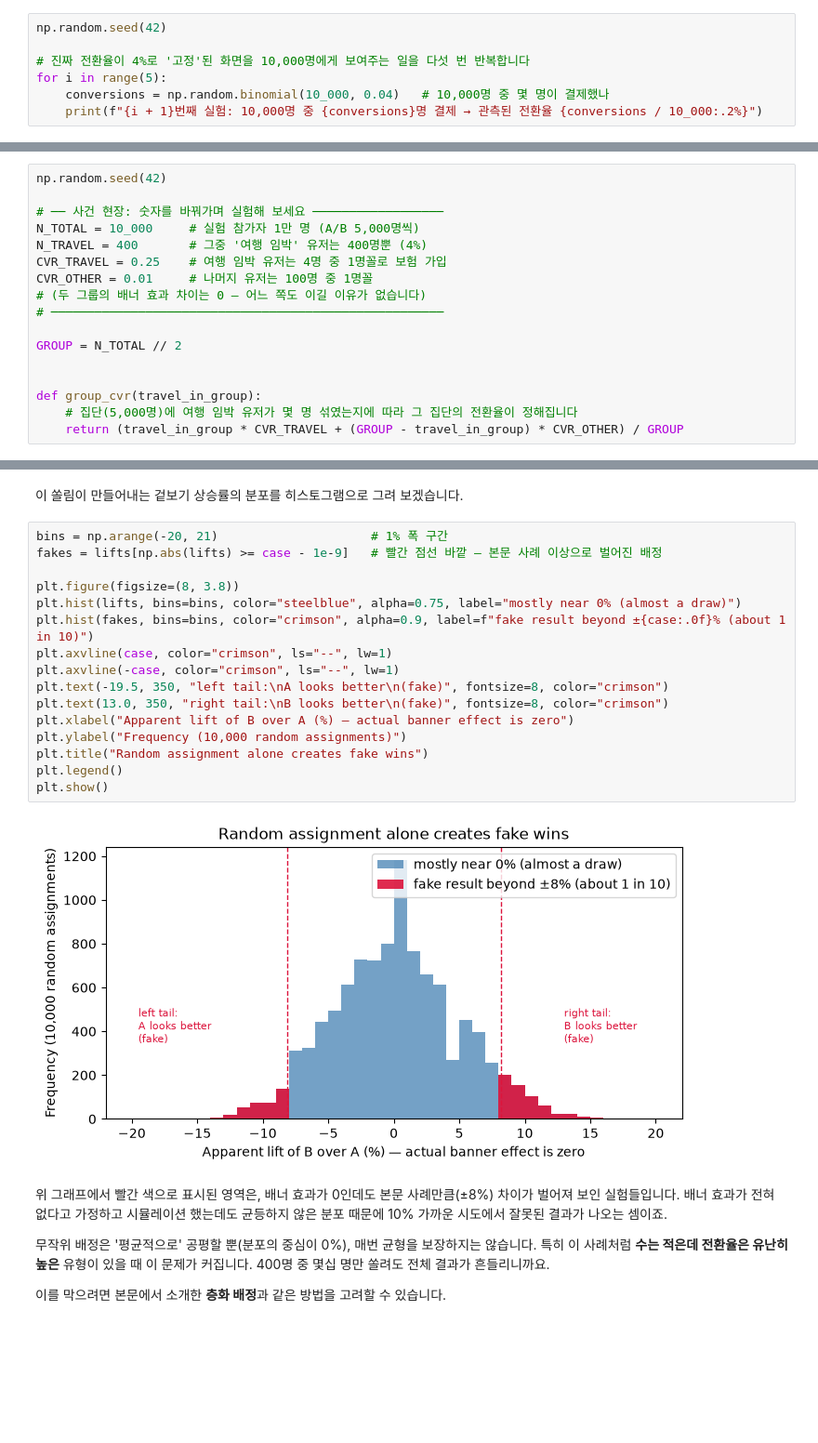
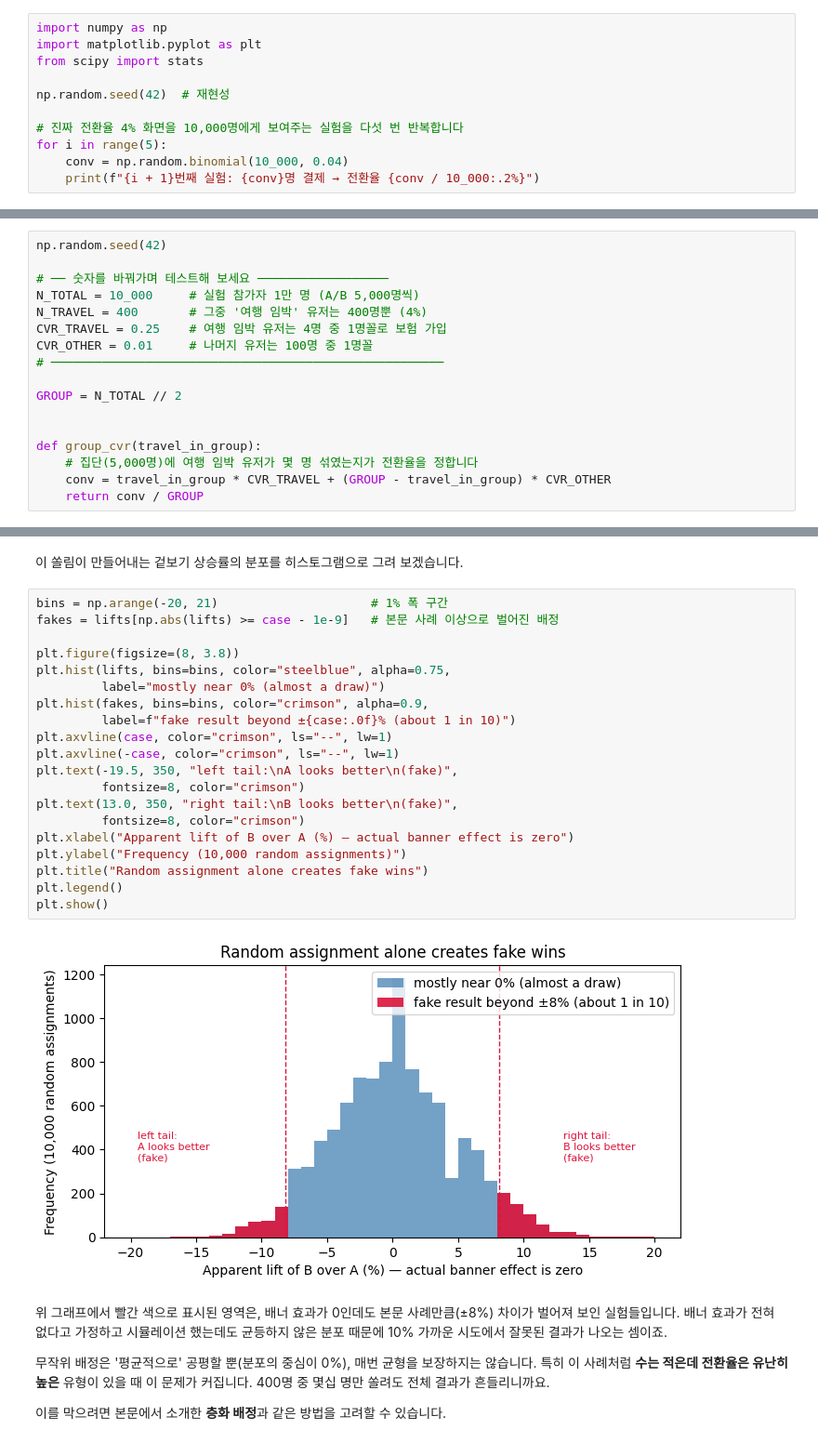
Before and after one commit to duilee/data_analysis_101, a Jupyter notebook: 03_P값이_0.049면_출시해도_되죠/ab_test_pitfalls.ipynb, the cells around one changed output, grey strips where cells are left out. Shown at 93% size. Saved outputs shown, nothing was run; the diff lists cells and outputs as text; blank space fills up the shorter version.

```diff
--- a/03_P값이_0.049면_출시해도_되죠/ab_test_pitfalls.ipynb
+++ b/03_P값이_0.049면_출시해도_되죠/ab_test_pitfalls.ipynb
@@ -40,10 +34,14 @@ np.random.seed(42)   # 재현성
 진짜 전환율이 **정확히 4%인 화면**을 1만 명에게 보여주는 실험을 다섯 번 반복해 보겠습니다.
 화면은 매번 완전히 같습니다. 그런데도 관측되는 전환율은 꽤 달라질 수 있습니다.
 # %%
-np.random.seed(42)
+import numpy as np
+import matplotlib.pyplot as plt
+from scipy import stats
 
-# 진짜 전환율이 4%로 '고정'된 화면을 10,000명에게 보여주는 일을 다섯 번 반복합니다
+np.random.seed(42)  # 재현성
+
+# 진짜 전환율 4% 화면을 10,000명에게 보여주는 실험을 다섯 번 반복합니다
 for i in range(5):
-    conversions = np.random.binomial(10_000, 0.04)   # 10,000명 중 몇 명이 결제했나
-    print(f"{i + 1}번째 실험: 10,000명 중 {conversions}명 결제 → 관측된 전환율 {conversions / 10_000:.2%}")
+    conv = np.random.binomial(10_000, 0.04)
+    print(f"{i + 1}번째 실험: {conv}명 결제 → 전환율 {conv / 10_000:.2%}")
 # %% [output]
@@ -138,18 +131,18 @@ B가 이긴 것처럼 보인다면, 범인은 배너가 아니라 쏠림인 것
 # %%
 np.random.seed(42)
 
-# ── 사건 현장: 숫자를 바꿔가며 실험해 보세요 ──────────────────
+# ── 숫자를 바꿔가며 테스트해 보세요 ──────────────────
 N_TOTAL = 10_000     # 실험 참가자 1만 명 (A/B 5,000명씩)
 N_TRAVEL = 400       # 그중 '여행 임박' 유저는 400명뿐 (4%)
 CVR_TRAVEL = 0.25    # 여행 임박 유저는 4명 중 1명꼴로 보험 가입
 CVR_OTHER = 0.01     # 나머지 유저는 100명 중 1명꼴
-# (두 그룹의 배너 효과 차이는 0 — 어느 쪽도 이길 이유가 없습니다)
 # ──────────────────────────────────────────────────────
 
 GROUP = N_TOTAL // 2
 
 
 def group_cvr(travel_in_group):
-    # 집단(5,000명)에 여행 임박 유저가 몇 명 섞였는지에 따라 그 집단의 전환율이 정해집니다
-    return (travel_in_group * CVR_TRAVEL + (GROUP - travel_in_group) * CVR_OTHER) / GROUP
+    # 집단(5,000명)에 여행 임박 유저가 몇 명 섞였는지가 전환율을 정합니다
+    conv = travel_in_group * CVR_TRAVEL + (GROUP - travel_in_group) * CVR_OTHER
+    return conv / GROUP
 # %% [markdown]
@@ -181,22 +171,26 @@ A그룹 전환율 1.88%  vs  B그룹 전환율 2.04%
 이 쏠림이 만들어내는 겉보기 상승률의 분포를 히스토그램으로 그려 보겠습니다.
 # %%
 bins = np.arange(-20, 21)                     # 1% 폭 구간
-fakes = lifts[np.abs(lifts) >= case - 1e-9]   # 빨간 점선 바깥 — 본문 사례 이상으로 벌어진 배정
+fakes = lifts[np.abs(lifts) >= case - 1e-9]   # 본문 사례 이상으로 벌어진 배정
 
 plt.figure(figsize=(8, 3.8))
-plt.hist(lifts, bins=bins, color="steelblue", alpha=0.75, label="mostly near 0% (almost a draw)")
-plt.hist(fakes, bins=bins, color="crimson", alpha=0.9, label=f"fake result beyond ±{case:.0f}% (about 1 in 10)")
+plt.hist(lifts, bins=bins, color="steelblue", alpha=0.75,
+         label="mostly near 0% (almost a draw)")
+plt.hist(fakes, bins=bins, color="crimson", alpha=0.9,
+         label=f"fake result beyond ±{case:.0f}% (about 1 in 10)")
 plt.axvline(case, color="crimson", ls="--", lw=1)
 plt.axvline(-case, color="crimson", ls="--", lw=1)
-plt.text(-19.5, 350, "left tail:\nA looks better\n(fake)", fontsize=8, color="crimson")
-plt.text(13.0, 350, "right tail:\nB looks better\n(fake)", fontsize=8, color="crimson")
+plt.text(-19.5, 350, "left tail:\nA looks better\n(fake)",
+         fontsize=8, color="crimson")
+plt.text(13.0, 350, "right tail:\nB looks better\n(fake)",
+         fontsize=8, color="crimson")
 plt.xlabel("Apparent lift of B over A (%) — actual banner effect is zero")
 plt.ylabel("Frequency (10,000 random assignments)")
 plt.title("Random assignment alone creates fake wins")
 plt.legend()
 plt.show()
 # %% [output]
-[figure, old version]
+[figure, new version]
 # %% [markdown]
 위 그래프에서 빨간 색으로 표시된 영역은, 배너 효과가 0인데도 본문 사례만큼(±8%) 차이가
 벌어져 보인 실험들입니다. 배너 효과가 전혀 없다고 가정하고 시뮬레이션 했는데도 균등하지 않은
```
Also changed, not shown: parts of 15 cells of this notebook.
